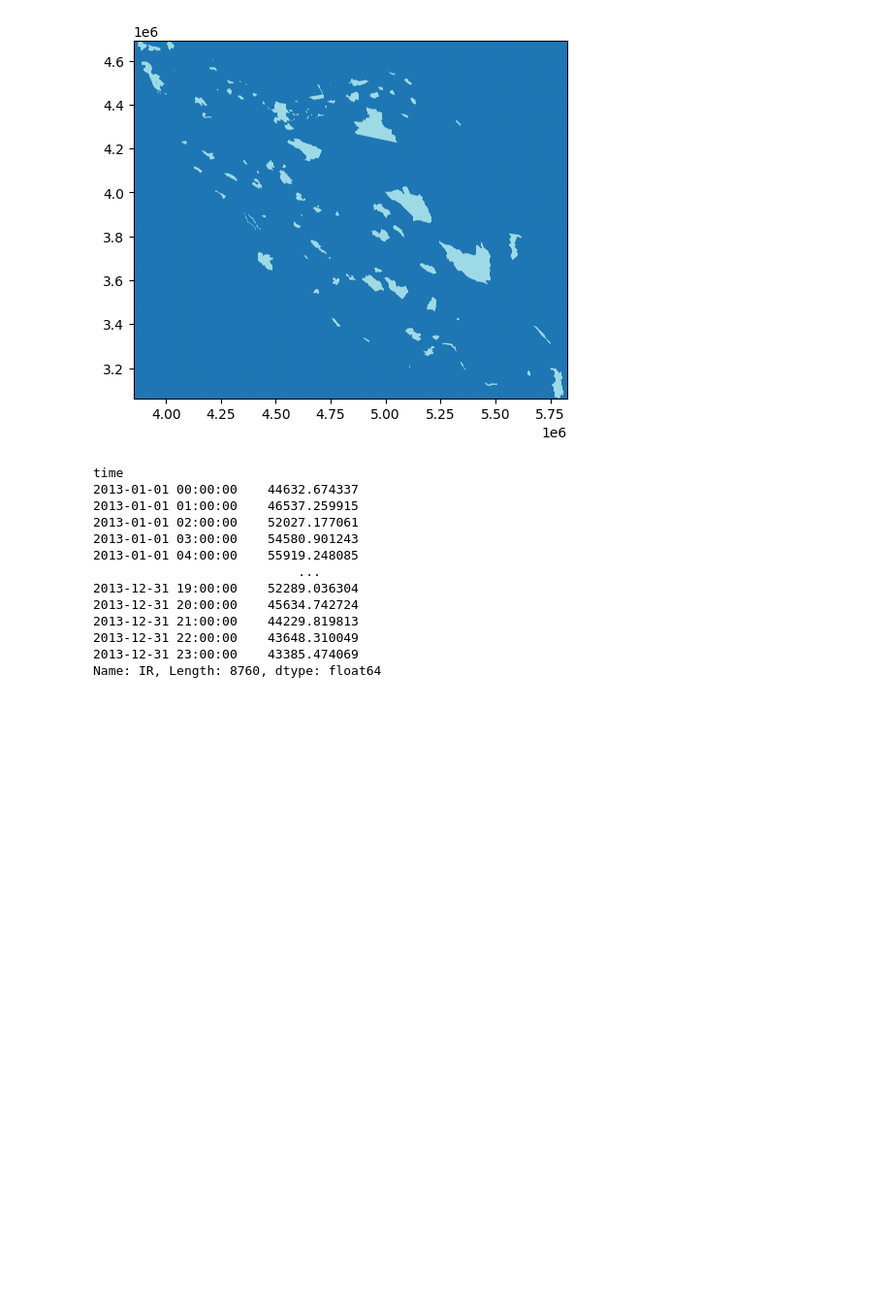
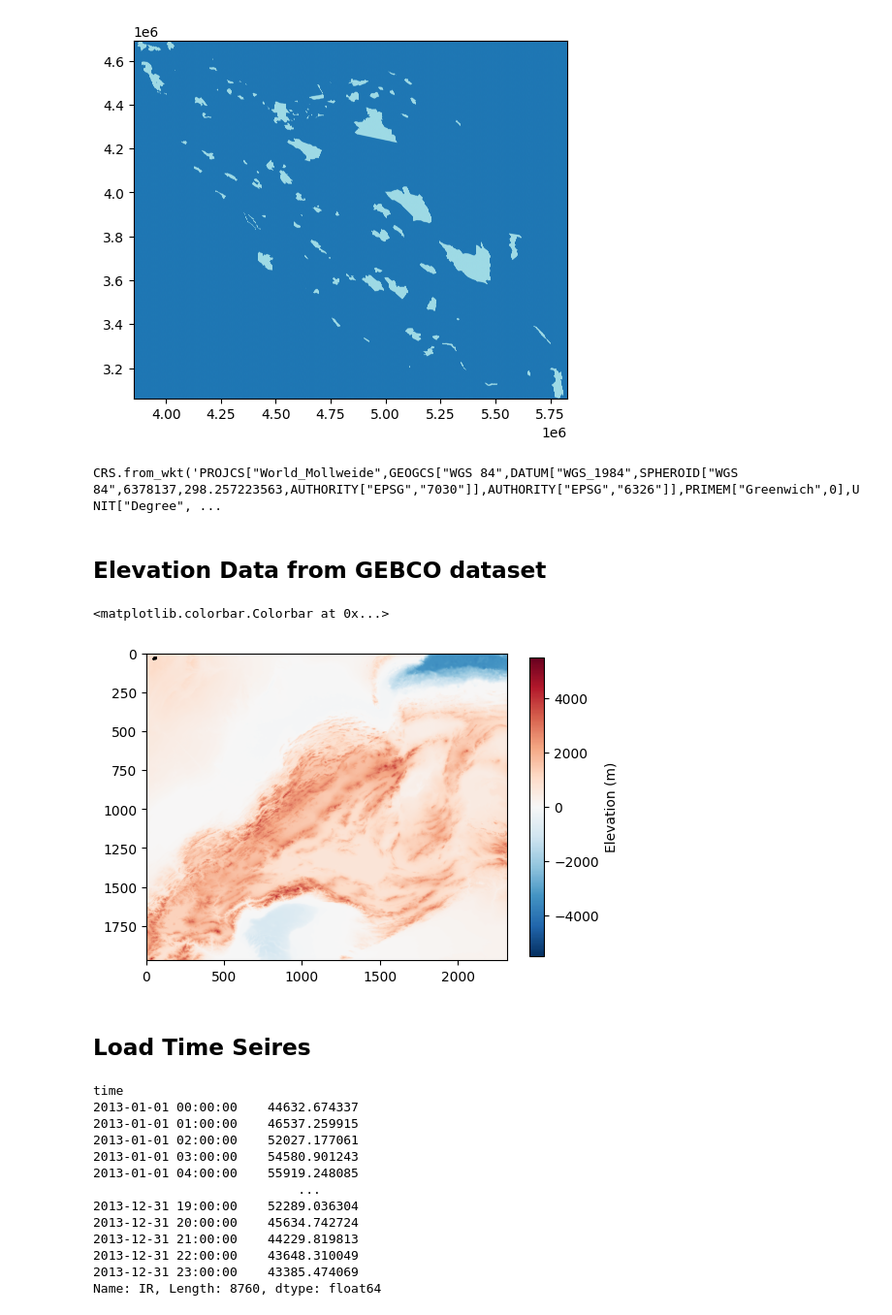
Before and after one commit to morteezzaa/iran-renewable-system-analysis, a Jupyter notebook: model.ipynb, the cells around one changed output. Shown at 97% size. Saved outputs shown, nothing was run; the diff lists cells and outputs as text; code cells hidden in the pictures; blank space fills up the shorter version.

Commit message:
updating last edits, until load data

```diff
--- a/model.ipynb
+++ b/model.ipynb
@@ -107,6 +97,35 @@ band_wdpa = wdpa_ir.read(1)
 show(band_wdpa, transform=wdpa_ir.transform, cmap="tab20")
 # %% [output]
 [figure]
+# %%
+wdpa_ir.crs
+# %% [output]
+CRS.from_wkt('PROJCS["World_Mollweide",GEOGCS["WGS 84",DATUM["WGS_1984",SPHEROID["WGS 84",6378137,298.257223563,AUTHORITY["EPSG","7030"]],AUTHORITY["EPSG","6326"]],PRIMEM["Greenwich",0],UNIT["Degree", ...
+# %% [markdown]
+## Elevation Data from GEBCO dataset
+# %%
+import os
+os.environ["GDAL_SKIP"] = "netCDF"
+
+gebco_ir = rio.open(url_gebco, driver="HDF5")
+band_gebco = gebco_ir.read(1)
+
+#gebco_ir.crs = CRS.from_epsg(4326)
+
+fig, ax = plt.subplots(figsize=(6, 8))
+
+shape_ir.to_crs(4326).boundary.plot(ax=ax, color="black", linewidth=1)
+
+show(band_gebco, transform=gebco_ir.transform, cmap="RdBu_r", ax=ax, vmin=-5500, vmax=5500)
+
+plt.colorbar(ax.images[0], ax=ax, label="Elevation (m)", shrink=0.5)
+
+# is the orientation correct??????????????
+# %% [output]
+<matplotlib.colorbar.Colorbar at 0x...>
+[figure, added]
+# %% [markdown]
+## Load Time Seires
 # %%
 # load time series for whole year of 2013
 url_load = Path("data") / "load.csv"
```
Also changed, not shown: parts of 5 cells of this notebook.
